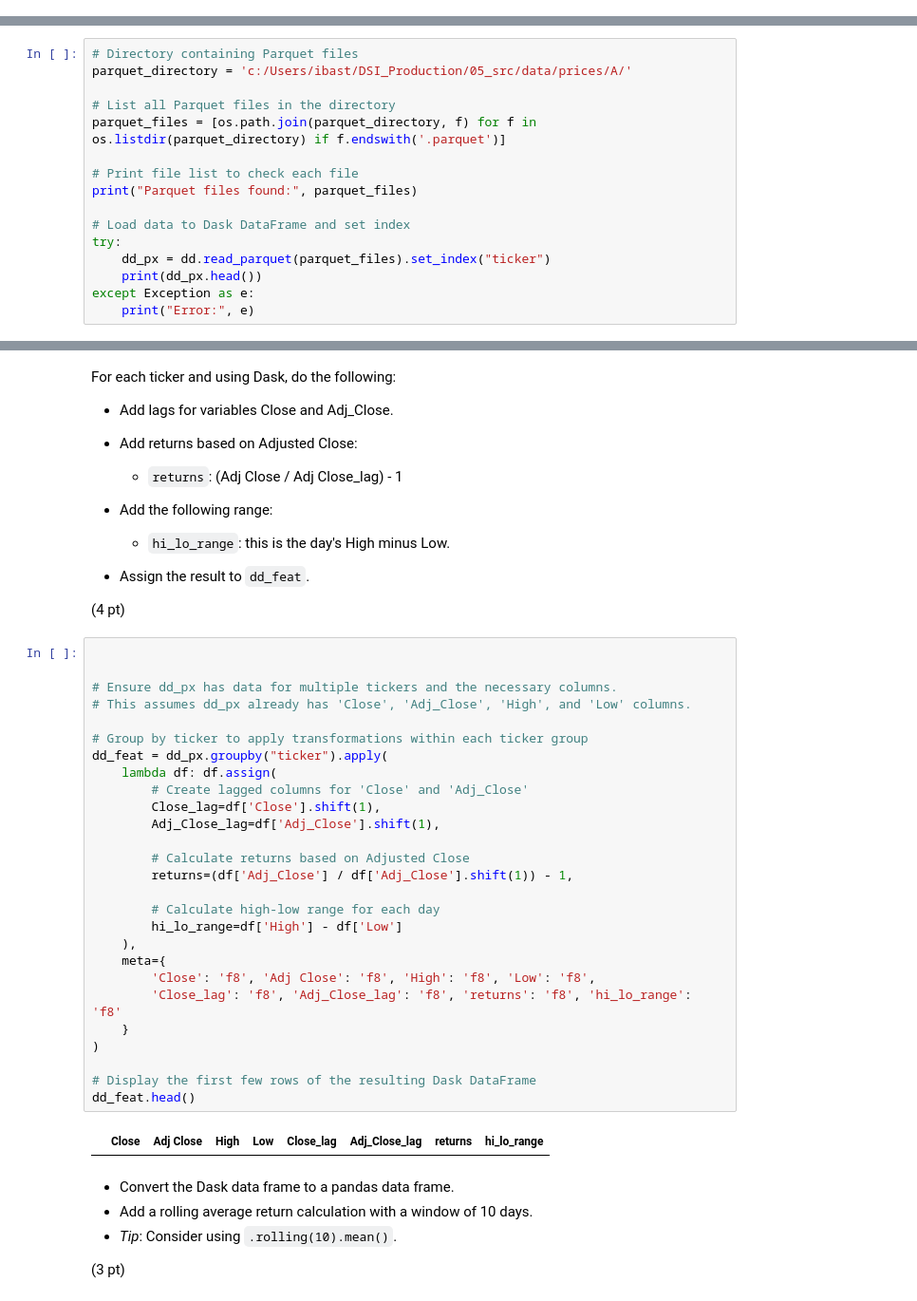
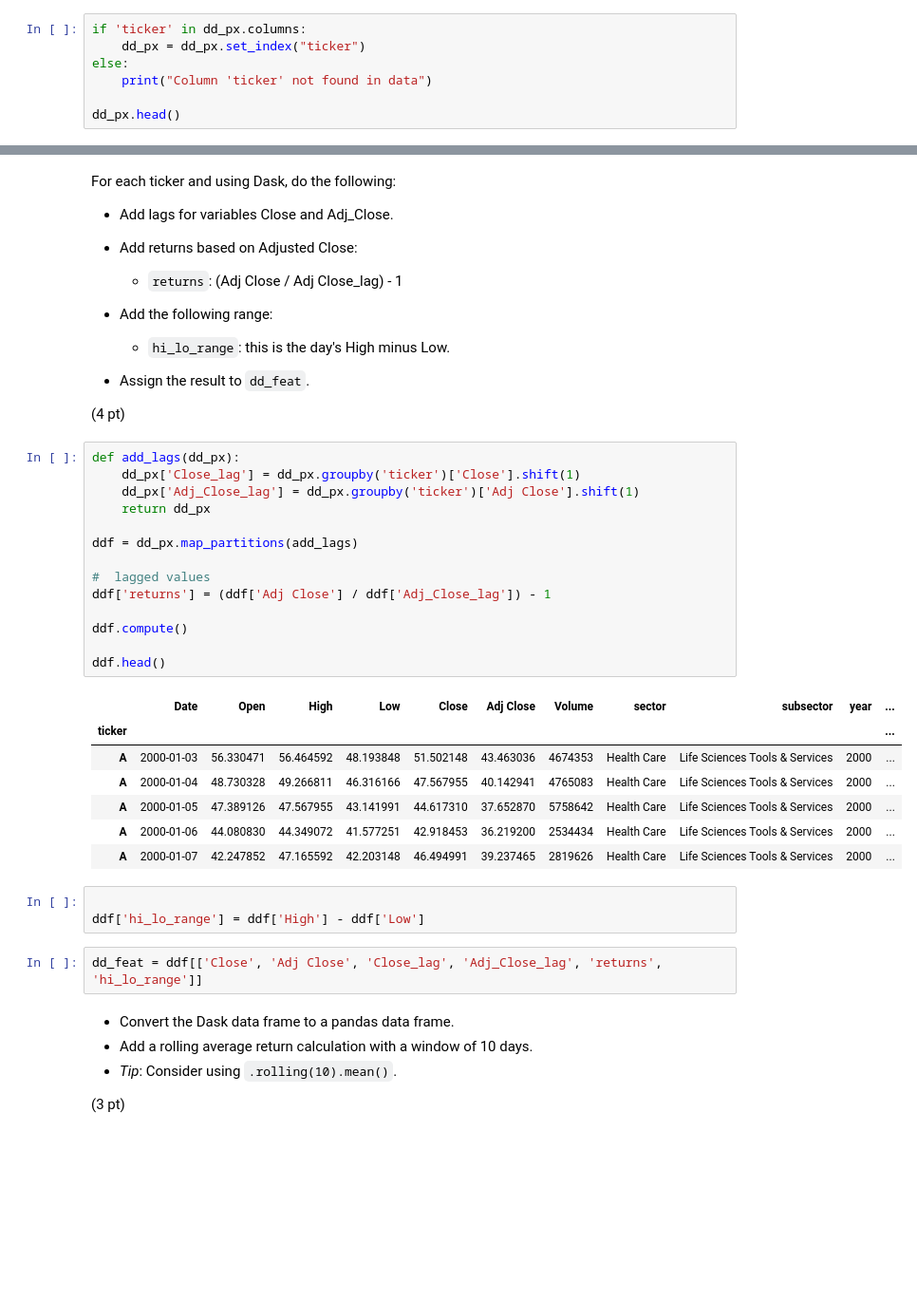
Before and after one commit to UofT-DSI/production, a Jupyter notebook: 02_activities/assignments/assignment_1.ipynb, the cells around one changed output, grey strips where cells are left out. Shown at 95% size. Cells and saved outputs as stored; diff of their text form; blank space fills up the shorter version.

```diff
--- a/02_activities/assignments/assignment_1.ipynb
+++ b/02_activities/assignments/assignment_1.ipynb
@@ -97,0 +92,7 @@ A       2819626  Health Care  Life Sciences Tools & Services  2000
+# %%
+if 'ticker' in dd_px.columns:
+    dd_px = dd_px.set_index("ticker")
+else:
+    print("Column 'ticker' not found in data")
+
+dd_px.head()
@@ -101,19 +111,3 @@ dd_px.columns
 Index(['Date', 'Open', 'High', 'Low', 'Close', 'Adj Close', 'Volume', 'sector',
        'subsector', 'year'],
       dtype='object')
-# %%
-# Directory containing Parquet files
-parquet_directory = 'c:/Users/ibast/DSI_Production/05_src/data/prices/A/'
-
-# List all Parquet files in the directory
-parquet_files = [os.path.join(parquet_directory, f) for f in os.listdir(parquet_directory) if f.endswith('.parquet')]
-
-# Print file list to check each file
-print("Parquet files found:", parquet_files)
-
-# Load data to Dask DataFrame and set index
-try:
-    dd_px = dd.read_parquet(parquet_files).set_index("ticker")
-    print(dd_px.head())
-except Exception as e:
-    print("Error:", e)
@@ -147,35 +126,33 @@ For each ticker and using Dask, do the following:
 + Assign the result to `dd_feat`.
 
 (4 pt)
-# %%
-
-
-# Ensure dd_px has data for multiple tickers and the necessary columns.
-# This assumes dd_px already has 'Close', 'Adj_Close', 'High', and 'Low' columns.
-
-# Group by ticker to apply transformations within each ticker group
-dd_feat = dd_px.groupby("ticker").apply(
-    lambda df: df.assign(
-        # Create lagged columns for 'Close' and 'Adj_Close'
-        Close_lag=df['Close'].shift(1),
-        Adj_Close_lag=df['Adj_Close'].shift(1),
-
-        # Calculate returns based on Adjusted Close
-        returns=(df['Adj_Close'] / df['Adj_Close'].shift(1)) - 1,
-
-        # Calculate high-low range for each day
-        hi_lo_range=df['High'] - df['Low']
-    ),
-    meta={
-        'Close': 'f8', 'Adj Close': 'f8', 'High': 'f8', 'Low': 'f8',
-        'Close_lag': 'f8', 'Adj_Close_lag': 'f8', 'returns': 'f8', 'hi_lo_range': 'f8'
-    }
-)
-
-# Display the first few rows of the resulting Dask DataFrame
-dd_feat.head()
-# %% [output]
-|  | Close | Adj Close | High | Low | Close_lag | Adj_Close_lag | returns | hi_lo_range |
+# %%
+def add_lags(dd_px):
+    dd_px['Close_lag'] = dd_px.groupby('ticker')['Close'].shift(1)
+    dd_px['Adj_Close_lag'] = dd_px.groupby('ticker')['Adj Close'].shift(1)
+    return dd_px
+
+ddf = dd_px.map_partitions(add_lags)
+
+#  lagged values
+ddf['returns'] = (ddf['Adj Close'] / ddf['Adj_Close_lag']) - 1
+
+ddf.compute()
+
+ddf.head()
+# %% [output]
+|  | Date | Open | High | Low | Close | Adj Close | Volume | sector | subsector | year | ... |
+| ticker |  |  |  |  |  |  |  |  |  |  | ... |
+| A | 2000-01-03 | 56.330471 | 56.464592 | 48.193848 | 51.502148 | 43.463036 | 4674353 | Health Care | Life Sciences Tools & Services | 2000 | ... |
+| A | 2000-01-04 | 48.730328 | 49.266811 | 46.316166 | 47.567955 | 40.142941 | 4765083 | Health Care | Life Sciences Tools & Services | 2000 | ... |
+| A | 2000-01-05 | 47.389126 | 47.567955 | 43.141991 | 44.617310 | 37.652870 | 5758642 | Health Care | Life Sciences Tools & Services | 2000 | ... |
+| A | 2000-01-06 | 44.080830 | 44.349072 | 41.577251 | 42.918453 | 36.219200 | 2534434 | Health Care | Life Sciences Tools & Services | 2000 | ... |
+| A | 2000-01-07 | 42.247852 | 47.165592 | 42.203148 | 46.494991 | 39.237465 | 2819626 | Health Care | Life Sciences Tools & Services | 2000 | ... |
+# %%
+
+ddf['hi_lo_range'] = ddf['High'] - ddf['Low']
+# %%
+dd_feat = ddf[['Close', 'Adj Close', 'Close_lag', 'Adj_Close_lag', 'returns', 'hi_lo_range']]
 # %% [markdown]
 + Convert the Dask data frame to a pandas data frame.
 + Add a rolling average return calculation with a window of 10 days.
```
Also changed, not shown: parts of 21 cells of this notebook, 1 other file.
